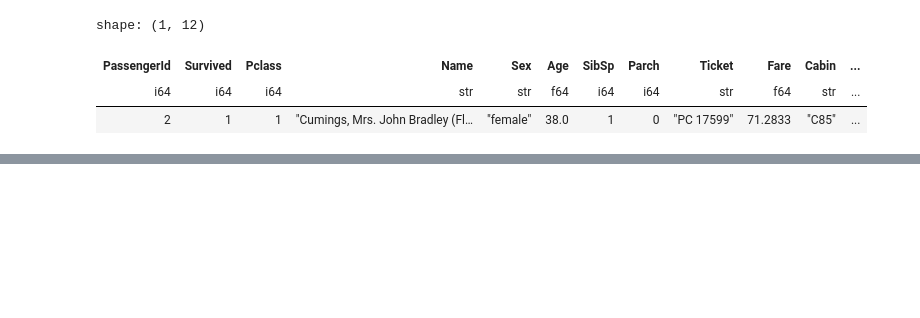
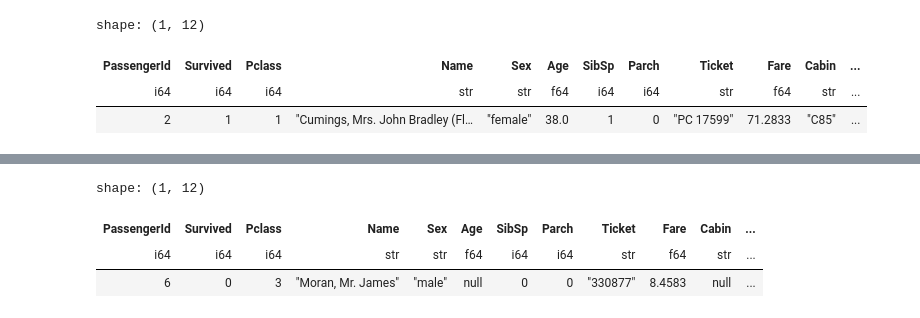
Before and after one commit to dschloe/polars_recipes, a Jupyter notebook: ch02_selecting_cols_filtering.ipynb, the cells around one changed output, grey strips where cells are left out. Drawn from its saved outputs; the diff is of its cells as text; code cells hidden in the pictures; blank space fills up the shorter version.

```diff
--- a/ch02_selecting_cols_filtering.ipynb
+++ b/ch02_selecting_cols_filtering.ipynb
@@ -171,0 +195,8 @@ shape: (1, 12)
+# %%
+# Age값이 NULL(결측치)인 고객을 선택
+df.filter(pl.col("Age").is_null()).head(1)
+# %% [output]
+shape: (1, 12)
+| PassengerId | Survived | Pclass | Name | Sex | Age | SibSp | Parch | Ticket | Fare | Cabin | ... |
+| i64 | i64 | i64 | str | str | f64 | i64 | i64 | str | f64 | str | ... |
+| 6 | 0 | 3 | "Moran, Mr. James" | "male" | null | 0 | 0 | "330877" | 8.4583 | null | ... |
```
Also changed, not shown: parts of 18 cells of this notebook, 3 other files.
